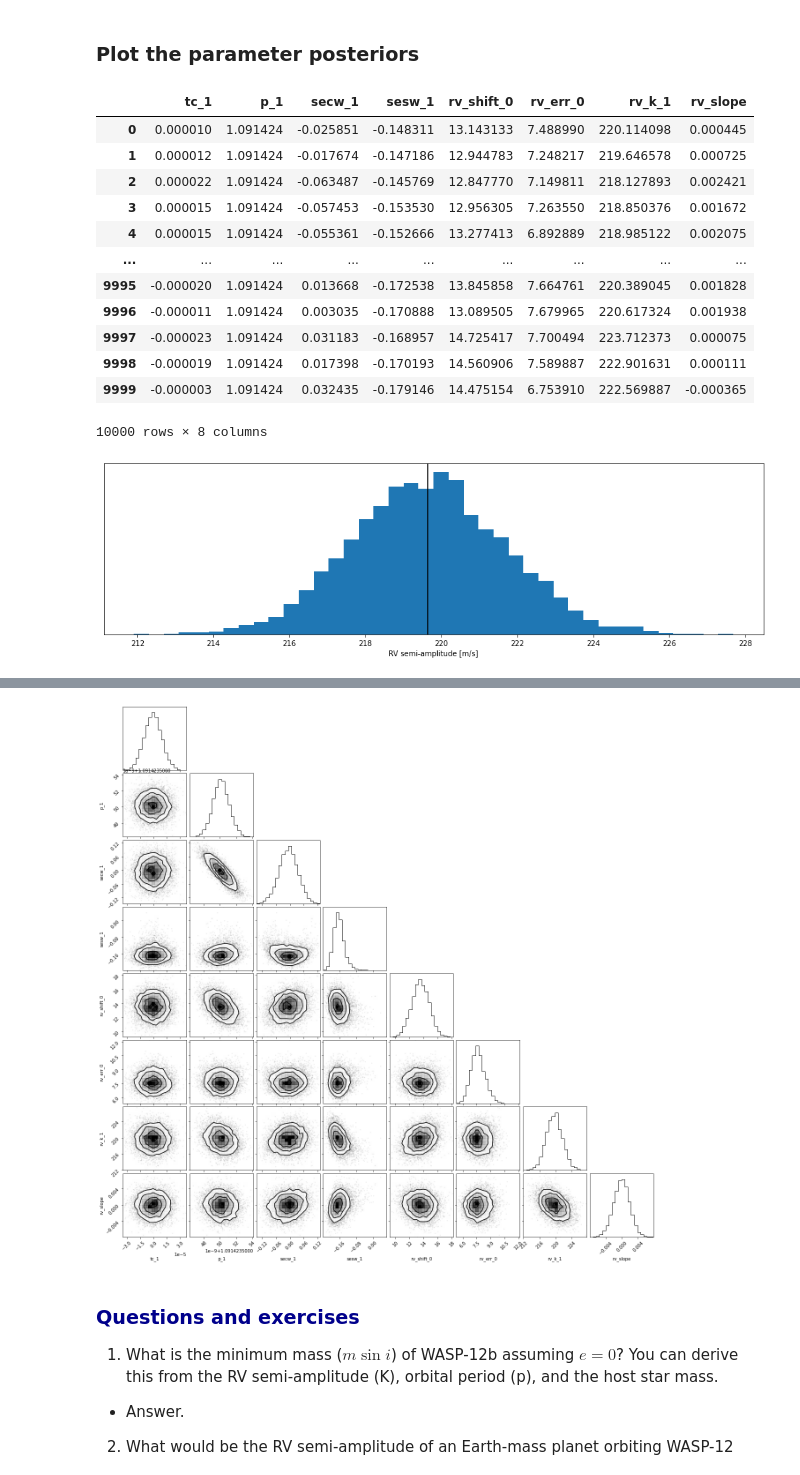
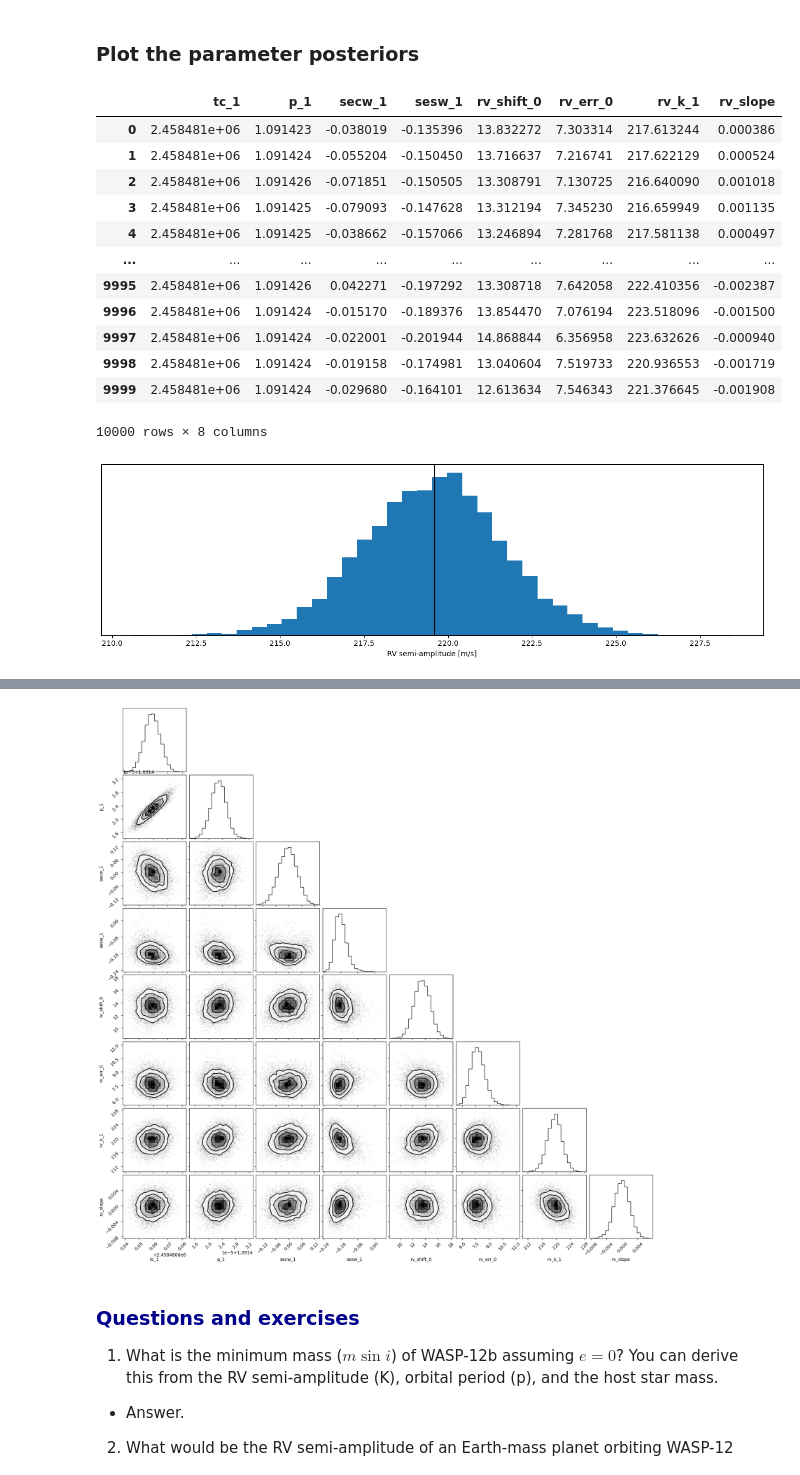
Before and after one commit to hpparvi/ull_exoexo_2324, a Jupyter notebook: 01_rv_analysis.ipynb, the cells around one changed output, grey strips where cells are left out. Saved outputs shown, nothing was run; the diff lists cells and outputs as text; code cells hidden in the pictures.

```diff
--- a/01_rv_analysis.ipynb
+++ b/01_rv_analysis.ipynb
@@ -183,7 +183,7 @@ Bayesian inference requires a prior probability distribution for each of our mod
 
 In this case we use two priors: a normal prior (NP) and a uniform prior (UP). The normal prior models our prior belief using a normal distribution with a known mean and standard deviation, while the uniform prior says that the paramer can take any value between a minimum and maximum boundary.
 # %%
-lpf.set_prior('tc_1', 'NP', 0.0, 1e-5)  # Normal prior (mean, sigma)
+lpf.set_prior('tc_1', 'NP', 2458480.65, 0.02) # Normal prior (mean, sigma)
 lpf.set_prior('p_1', 'NP', 1.09, 0.1)
 lpf.set_prior('rv_shift_0', 'NP', 0.0, 10)
 lpf.set_prior('rv_err_0', 'UP', 0.0, 30.0) # Uniform prior (min, max)
@@ -254,17 +254,17 @@ df = lpf.posterior_samples()
 df
 # %% [output]
 |  | tc_1 | p_1 | secw_1 | sesw_1 | rv_shift_0 | rv_err_0 | rv_k_1 | rv_slope |
-| 0 | 0.000010 | 1.091424 | -0.025851 | -0.148311 | 13.143133 | 7.488990 | 220.114098 | 0.000445 |
-| 1 | 0.000012 | 1.091424 | -0.017674 | -0.147186 | 12.944783 | 7.248217 | 219.646578 | 0.000725 |
-| 2 | 0.000022 | 1.091424 | -0.063487 | -0.145769 | 12.847770 | 7.149811 | 218.127893 | 0.002421 |
-| 3 | 0.000015 | 1.091424 | -0.057453 | -0.153530 | 12.956305 | 7.263550 | 218.850376 | 0.001672 |
-| 4 | 0.000015 | 1.091424 | -0.055361 | -0.152666 | 13.277413 | 6.892889 | 218.985122 | 0.002075 |
+| 0 | 2.458481e+06 | 1.091423 | -0.038019 | -0.135396 | 13.832272 | 7.303314 | 217.613244 | 0.000386 |
+| 1 | 2.458481e+06 | 1.091424 | -0.055204 | -0.150450 | 13.716637 | 7.216741 | 217.622129 | 0.000524 |
+| 2 | 2.458481e+06 | 1.091426 | -0.071851 | -0.150505 | 13.308791 | 7.130725 | 216.640090 | 0.001018 |
+| 3 | 2.458481e+06 | 1.091425 | -0.079093 | -0.147628 | 13.312194 | 7.345230 | 216.659949 | 0.001135 |
+| 4 | 2.458481e+06 | 1.091425 | -0.038662 | -0.157066 | 13.246894 | 7.281768 | 217.581138 | 0.000497 |
 | ... | ... | ... | ... | ... | ... | ... | ... | ... |
-| 9995 | -0.000020 | 1.091424 | 0.013668 | -0.172538 | 13.845858 | 7.664761 | 220.389045 | 0.001828 |
-| 9996 | -0.000011 | 1.091424 | 0.003035 | -0.170888 | 13.089505 | 7.679965 | 220.617324 | 0.001938 |
-| 9997 | -0.000023 | 1.091424 | 0.031183 | -0.168957 | 14.725417 | 7.700494 | 223.712373 | 0.000075 |
-| 9998 | -0.000019 | 1.091424 | 0.017398 | -0.170193 | 14.560906 | 7.589887 | 222.901631 | 0.000111 |
-| 9999 | -0.000003 | 1.091424 | 0.032435 | -0.179146 | 14.475154 | 6.753910 | 222.569887 | -0.000365 |
+| 9995 | 2.458481e+06 | 1.091426 | 0.042271 | -0.197292 | 13.308718 | 7.642058 | 222.410356 | -0.002387 |
+| 9996 | 2.458481e+06 | 1.091424 | -0.015170 | -0.189376 | 13.854470 | 7.076194 | 223.518096 | -0.001500 |
+| 9997 | 2.458481e+06 | 1.091424 | -0.022001 | -0.201944 | 14.868844 | 6.356958 | 223.632626 | -0.000940 |
+| 9998 | 2.458481e+06 | 1.091424 | -0.019158 | -0.174981 | 13.040604 | 7.519733 | 220.936553 | -0.001719 |
+| 9999 | 2.458481e+06 | 1.091424 | -0.029680 | -0.164101 | 12.613634 | 7.546343 | 221.376645 | -0.001908 |
 10000 rows × 8 columns
 # %%
 fig, ax = subplots()
@@ -273,7 +273,7 @@ ax.axvline(median(df.rv_k_1), c='k')
 setp(ax, xlabel='RV semi-amplitude [m/s]', yticks=[])
 fig.tight_layout()
 # %% [output]
-[figure, old version]
+[figure, new version]
 # %%
-corner(df, labels=df.columns);
+corner(df.values, labels=df.columns);
 # %% [output]
@@ -281,4 +280,4 @@ WARNING:root:Pandas support in corner is deprecated; use ArviZ directly
-[figure, old version]
+[figure, new version]
 # %% [markdown]
 ### <span style="color:darkblue">Questions and exercises</span>
 
```
Also changed, not shown: parts of 11 cells of this notebook, 1 other file.
